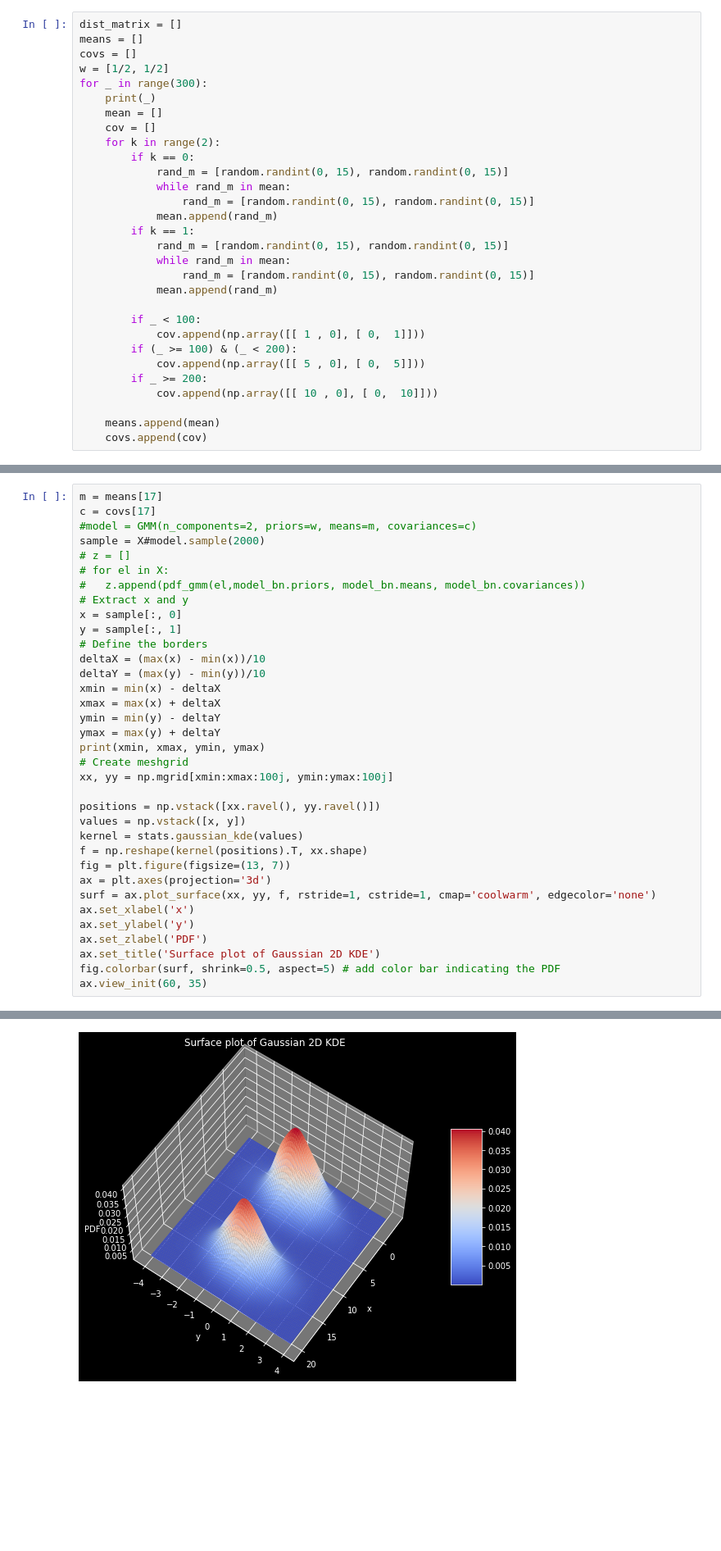
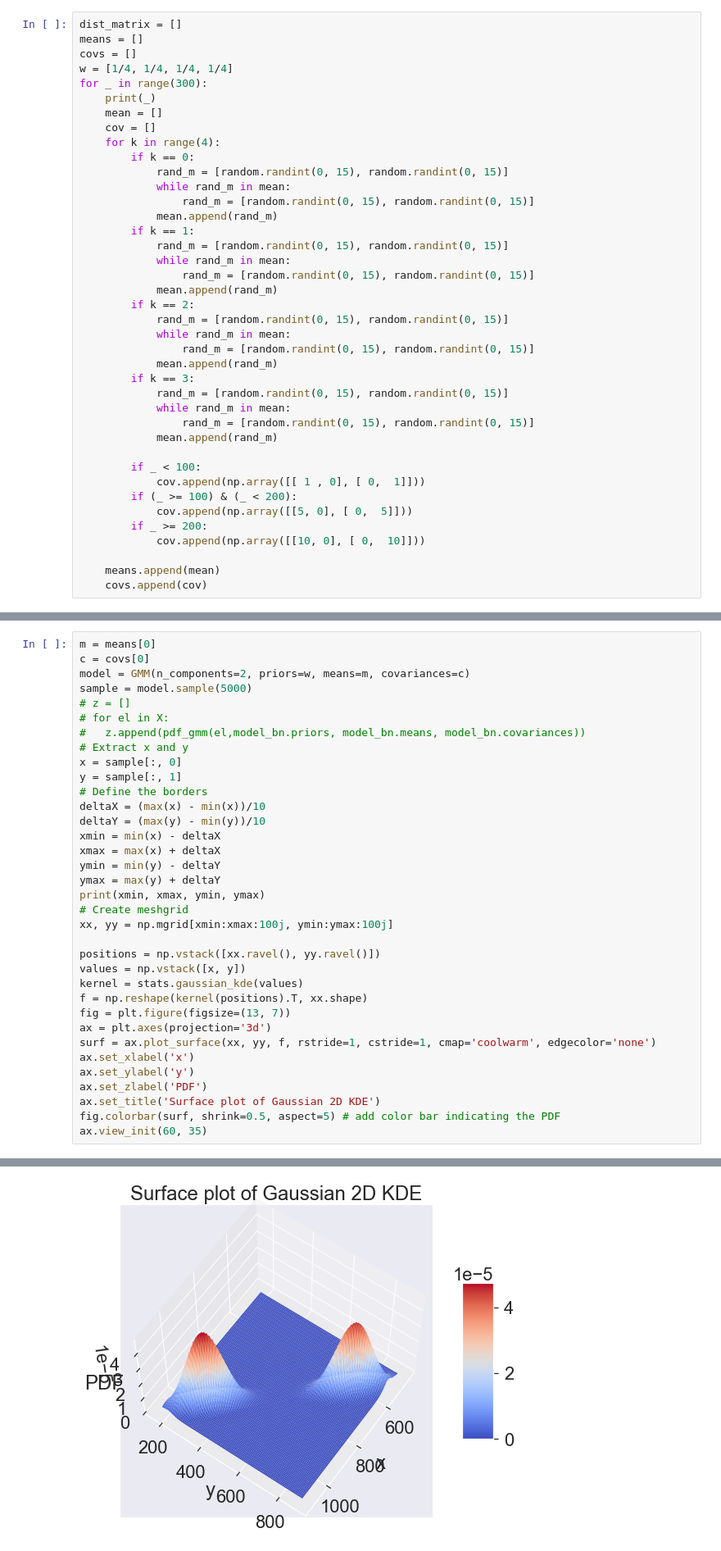
Before and after one commit to aimclub/BAMT, a Jupyter notebook: experiments/gmm_with_olr_analysis.ipynb, the cells around one changed output, grey strips where cells are left out. Shown at 82% size. Cells and saved outputs as stored; diff of their text form; blank space fills up the shorter version.

```diff
--- a/experiments/gmm_with_olr_analysis.ipynb
+++ b/experiments/gmm_with_olr_analysis.ipynb
@@ -159,12 +152,12 @@ def olr (w, means, covs):
 dist_matrix = []
 means = []
 covs = []
-w = [1/2, 1/2]
+w = [1/4, 1/4, 1/4, 1/4]
 for _ in range(300):
     print(_)
     mean = []
     cov = []
-    for k in range(2):
+    for k in range(4):
         if k == 0:
             rand_m = [random.randint(0, 15), random.randint(0, 15)]
             while rand_m in mean:
@@ -175,13 +168,23 @@ for _ in range(300):
             while rand_m in mean:
                 rand_m = [random.randint(0, 15), random.randint(0, 15)]
             mean.append(rand_m)
+        if k == 2:
+            rand_m = [random.randint(0, 15), random.randint(0, 15)]
+            while rand_m in mean:
+                rand_m = [random.randint(0, 15), random.randint(0, 15)]
+            mean.append(rand_m)
+        if k == 3:
+            rand_m = [random.randint(0, 15), random.randint(0, 15)]
+            while rand_m in mean:
+                rand_m = [random.randint(0, 15), random.randint(0, 15)]
+            mean.append(rand_m)
 
         if _ < 100:
             cov.append(np.array([[ 1 , 0], [ 0,  1]]))
         if (_ >= 100) & (_ < 200):
-            cov.append(np.array([[ 5 , 0], [ 0,  5]]))
+            cov.append(np.array([[5, 0], [ 0,  5]]))
         if _ >= 200:
-            cov.append(np.array([[ 10 , 0], [ 0,  10]]))
+            cov.append(np.array([[10, 0], [ 0,  10]]))
 
     means.append(mean)
     covs.append(cov)
@@ -212,8 +234,8 @@ for i in range(300):
 # %%
-m = means[17]
-c = covs[17]
-#model = GMM(n_components=2, priors=w, means=m, covariances=c)
-sample = X#model.sample(2000)
+m = means[0]
+c = covs[0]
+model = GMM(n_components=2, priors=w, means=m, covariances=c)
+sample = model.sample(5000)
 # z = []
 # for el in X:
 #   z.append(pdf_gmm(el,model_bn.priors, model_bn.means, model_bn.covariances))
@@ -249,4 +271,4 @@ ax.view_init(60, 35)
-[figure, old version]
+[figure, new version]
 # %%
 mean_olr = []
 for el in olr_values:
```
Also changed, not shown: parts of 39 cells of this notebook.
